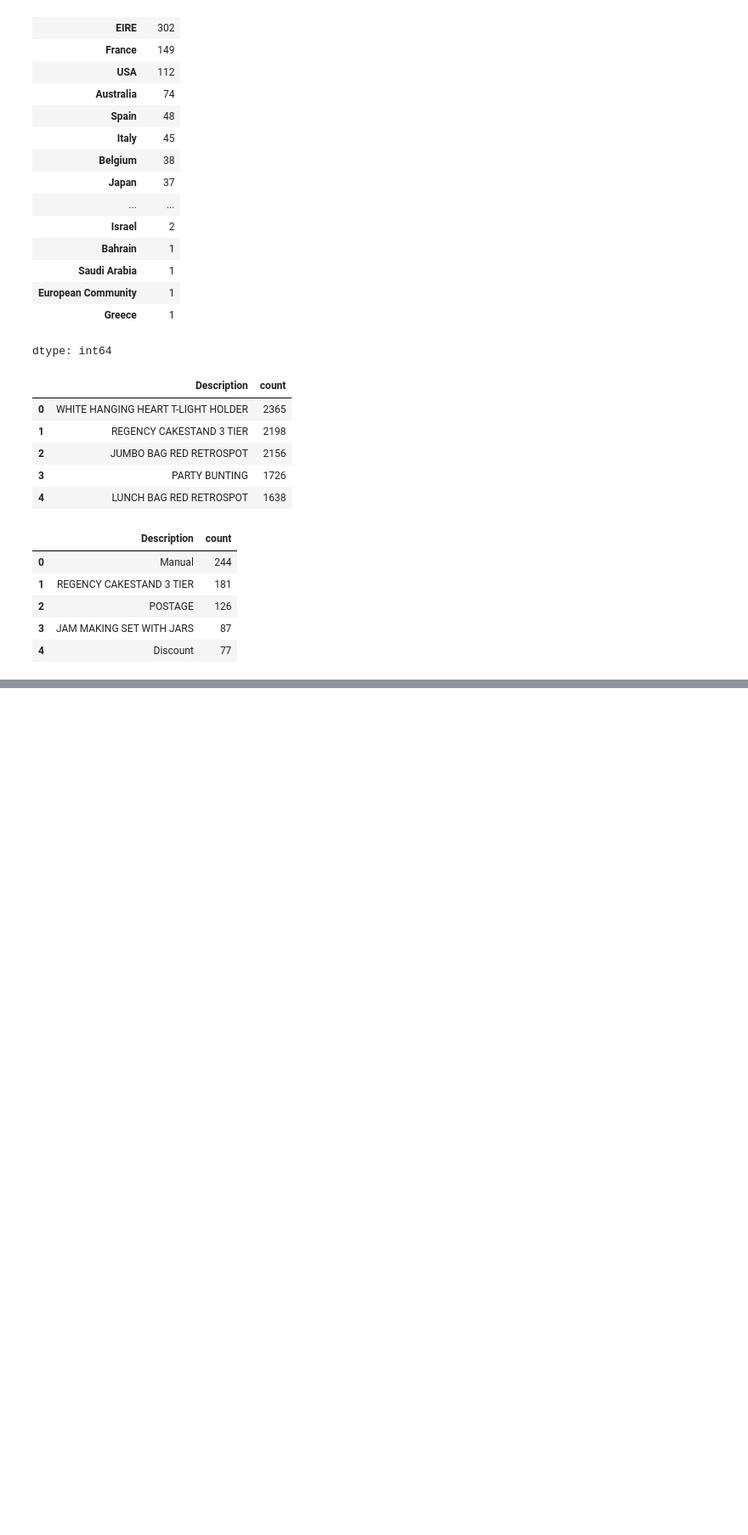
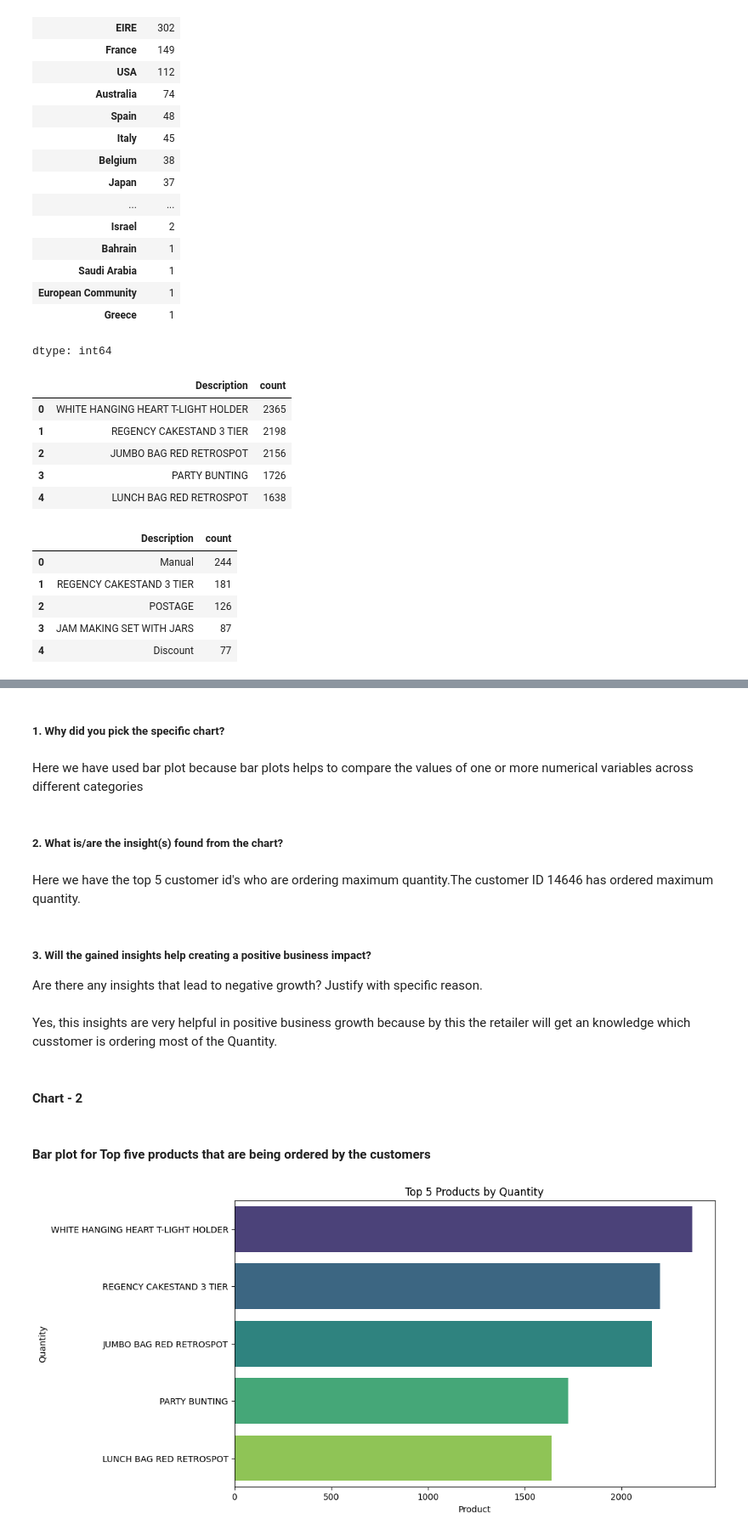
Before and after one commit to Madhukargoud2197/Myntra_Online_Retail_Segmentation_Project, a Jupyter notebook: Myntra_Online_Retail_Customer_Segmentation_Project.ipynb, the cells around one changed output, grey strips where cells are left out. Shown at 85% size. Cells and saved outputs as stored; diff of their text form; code cells hidden in the pictures; blank space fills up the shorter version.

```diff
--- a/Myntra_Online_Retail_Customer_Segmentation_Project.ipynb
+++ b/Myntra_Online_Retail_Customer_Segmentation_Project.ipynb
@@ -582,6 +582,8 @@ dtype: int64
 # %%
 #Checking top 5 products peoples are buying repeatedly
 Product_count= df['Description'].value_counts().reset_index()
+Product_count.rename(columns={'index': 'Product_Description'}, inplace=False)
+Product_count.rename(columns={'Description': 'Count'}, inplace=False)
 # Top 5 products being purchased
 Product_count.head()
 # %% [output]
@@ -605,0 +727,30 @@ Cancelled_count.head()
+# %% [markdown]
+##### 1. Why did you pick the specific chart?
+# %% [markdown]
+Here we have used bar plot because bar plots helps to compare the values of one or more numerical variables across different categories
+# %% [markdown]
+##### 2. What is/are the insight(s) found from the chart?
+# %% [markdown]
+Here we have the top 5 customer id's who are ordering maximum quantity.The customer ID 14646 has ordered maximum quantity.
+# %% [markdown]
+##### 3. Will the gained insights help creating a positive business impact?
+
+
+Are there any insights that lead to negative growth? Justify with specific reason.
+# %% [markdown]
+
+Yes, this insights are very helpful in positive business growth because by this the retailer will get an knowledge which cusstomer is ordering most of the Quantity.
+# %% [markdown]
+#### Chart - 2
+# %% [markdown]
+#### Bar plot for Top five products that are being ordered by the customers
+# %%
+# Plotting the bar plot
+plt.figure(figsize=(10, 6))
+plt.title('Top 5 Products by Quantity')
+plt.xlabel('Product')
+plt.ylabel('Quantity')
+sns.barplot(x='count', y='Description', data=Product_count[:5], palette='viridis')
+plt.show()
+# %% [output]
+[figure, added]
```
Also changed, not shown: parts of 25 cells of this notebook.
